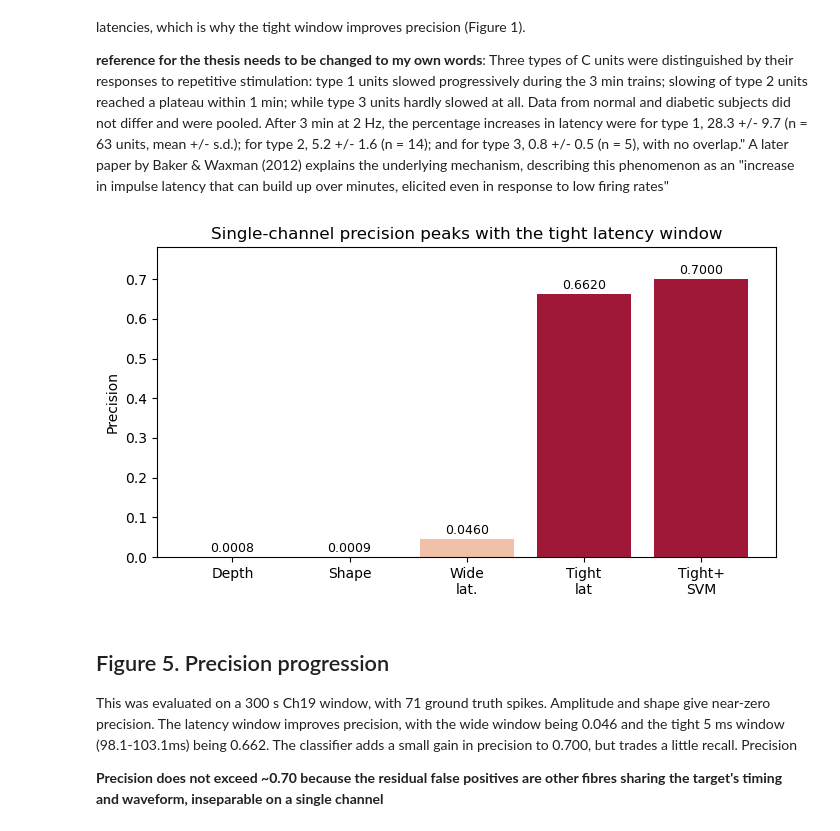
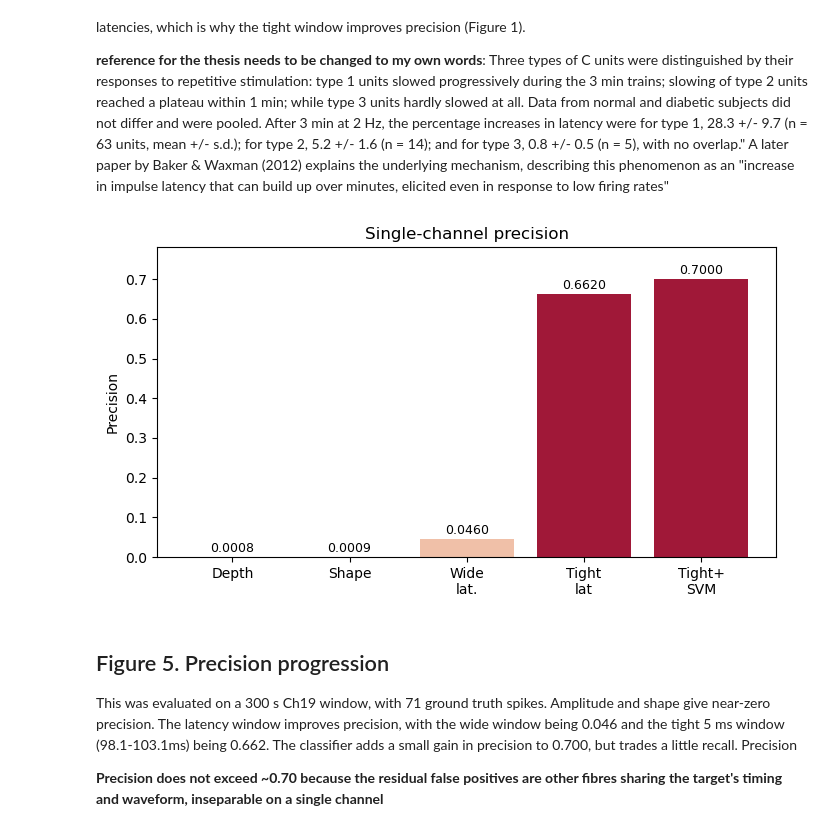
Before and after one commit to Razan-88/Decoding_Chronic_Pain, a Jupyter notebook: notebooks/05_real_data_pipeline.ipynb, the cells around one changed output. Saved outputs shown, nothing was run; the diff lists cells and outputs as text; code cells hidden in the pictures.

```diff
--- a/notebooks/05_real_data_pipeline.ipynb
+++ b/notebooks/05_real_data_pipeline.ipynb
@@ -298,12 +461,20 @@ The unit's spike spans 1.2x to 5.2x the noise floor. Some stand clear of the noi
 ## 3. Detection by depth
 a simple detector to flag anything tahat dips below a threshold set at k x noise. Sweep k and score against the ground truth
 # %%
-# threshold detection
+# threshold detection sweep
+"""
+Run amplitude detector at five different thresholds and score each one
+"""
 print(f"{'k':>5s} {'detected':>9s} {'precision':>10s} {'recall':>8s} {'F1':>7s}")
 for k in [1.5, 2, 2.5, 3, 4]:
     det = detect_spikes(ch19, sample_rate, k=k) + t_start
     precision, recall, f1 = score_detections(det, gt_in_win, tolerance=0.002)
     print(f"{k:5.1f} {len(det):9d} {precision:10.4f} {recall:8.3f} {f1:7.3f}")
+    if k == 1.5:
+        number_detections_depth = len(det)
+        precision_depth = precision
+        recall_depth = recall
+        f1_depth = f1
 # %% [output]
     k  detected  precision   recall      F1
   1.5     76540     0.0008    0.887   0.002
@@ -319,10 +490,3 @@ At k=1.5, the detector catches 89% of spikes (recall 0.887), but fires 76,540 ti
 These results are the consequence of the depth range in step 2, where spikes span 1.2x-5.2x noise, straddling the noise floor; any threshold shallow enough to catch the shallow spikes also catches noise; any threshold deep enough to reject noise also rejects the shallow spikes. So, depth can not separate a real spike from a noise bump of the same depth.
 
 This motivated the next step to try shape instead.
-# %%
-det = detect_spikes(ch19, sample_rate, k=1.5)
-print("det length:", len(det))
-print("first few:", det[:3])
-gaps_ms = np.diff(det) * 1000
-print("min gap:", gaps_ms.min(), "ms")
-print("gaps under 3 ms:", (gaps_ms < 2.99).sum())
@@ -764,7 +917,7 @@ Next step will test whether a classifier trained to tell fibres apart works.
 ## 12.Troglio et al 2025 alignment template
 This step rebuilds the template with the Troglio et al. (2025) method. Instead of aligning each spike on its trough, align on the steepest point ot its first derivative, then resample to 60 samples. The first derivative is sharper and more stable under noise than the trough, which wanders for shallow spikes, so this gives a clearer and more consistent template. Then rerun the matching and the overlap diagnostic with it.
 # %%
-template_deriv, segs_deriv = extract_template_deriv(ch19, gt_in_win, t_start, sample_rate)
+template_deriv, segs_deriv = extract_template_deriv(ch19, gt_in_win, t_start, sample_rate, half=45, search=30, target_len=90)
 print("spikes averaged:", len(segs_deriv))
 print("template length:", len(template_deriv))
 print("template trough:", template_deriv.min())
@@ -1539,18 +1693,18 @@ Post-stimulus latency of the 71 ground-truth spikes in the 300 s CH19 window. La
 # %%
 methods = ["Depth","Shape","Wide\nlat.","Tight\nlat","Tight+\nSVM"]
 prec = [0.0008, 0.0009, 0.046, 0.662, 0.700]
 
 fig, ax = plt.subplots(figsize=(7,4))
 b = ax.bar(methods, prec, color=["#9db8d8","#9db8d8","#f0c0a8","#a01838","#a01838"])
 for bar, p in zip(b, prec):
     ax.text(bar.get_x()+bar.get_width()/2, p+0.012, f"{p:.4f}", ha="center", fontsize=9)
 ax.set_ylabel("Precision"); ax.set_ylim(0, 0.78)
-ax.set_title("Single-channel precision peaks with the tight latency window")
+ax.set_title("Single-channel precision")
 plt.tight_layout()
 plt.savefig("figures/precision_progression.png", dpi=150)
 plt.show()
 # %% [output]
-[figure, old version]
+[figure, new version]
 # %% [markdown]
 ## Figure 5. Precision progression
 This was evaluated on a 300 s Ch19 window, with 71 ground truth spikes. Amplitude and shape give near-zero precision. The latency window improves precision, with the wide window being 0.046 and the tight 5 ms window (98.1-103.1ms) being 0.662. The classifier adds a small gain in precision to 0.700, but trades a little recall. Precision
```
Also changed, not shown: parts of 17 cells of this notebook.
